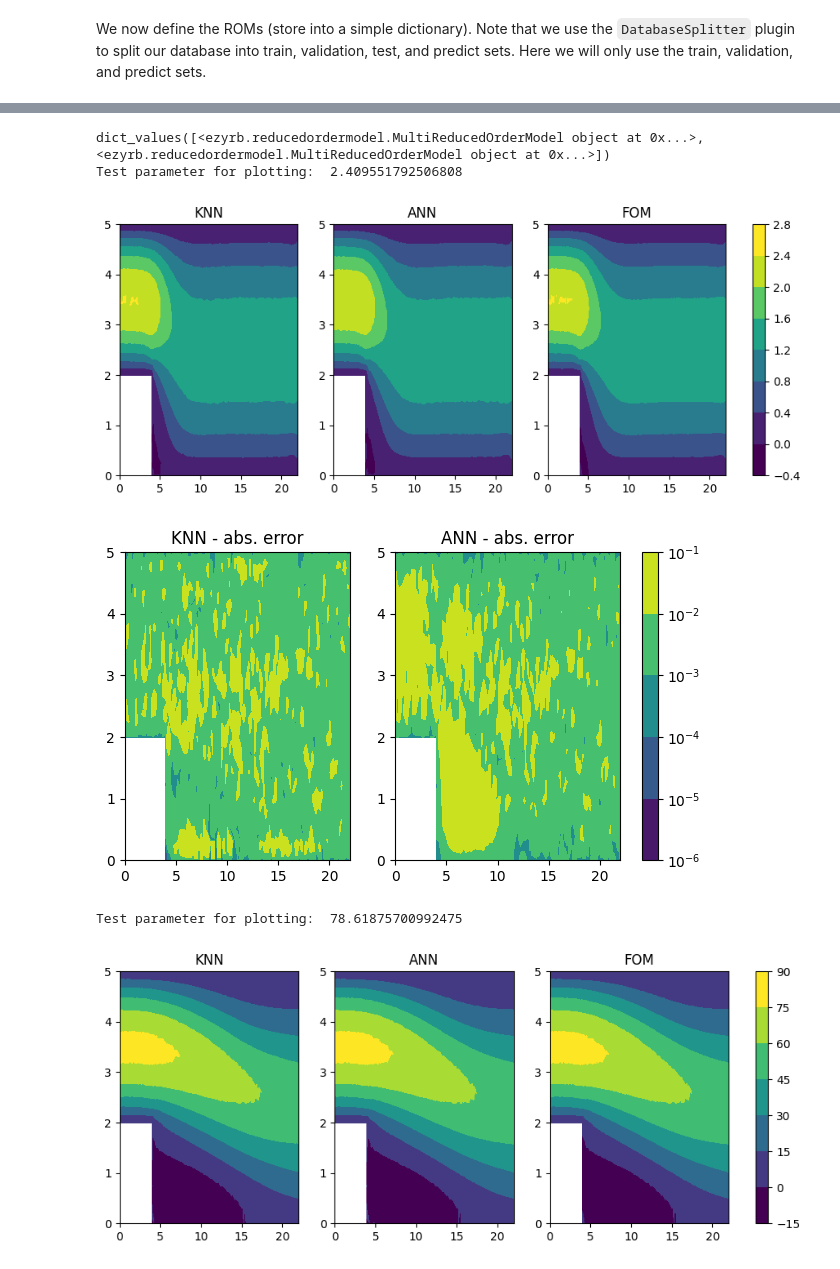
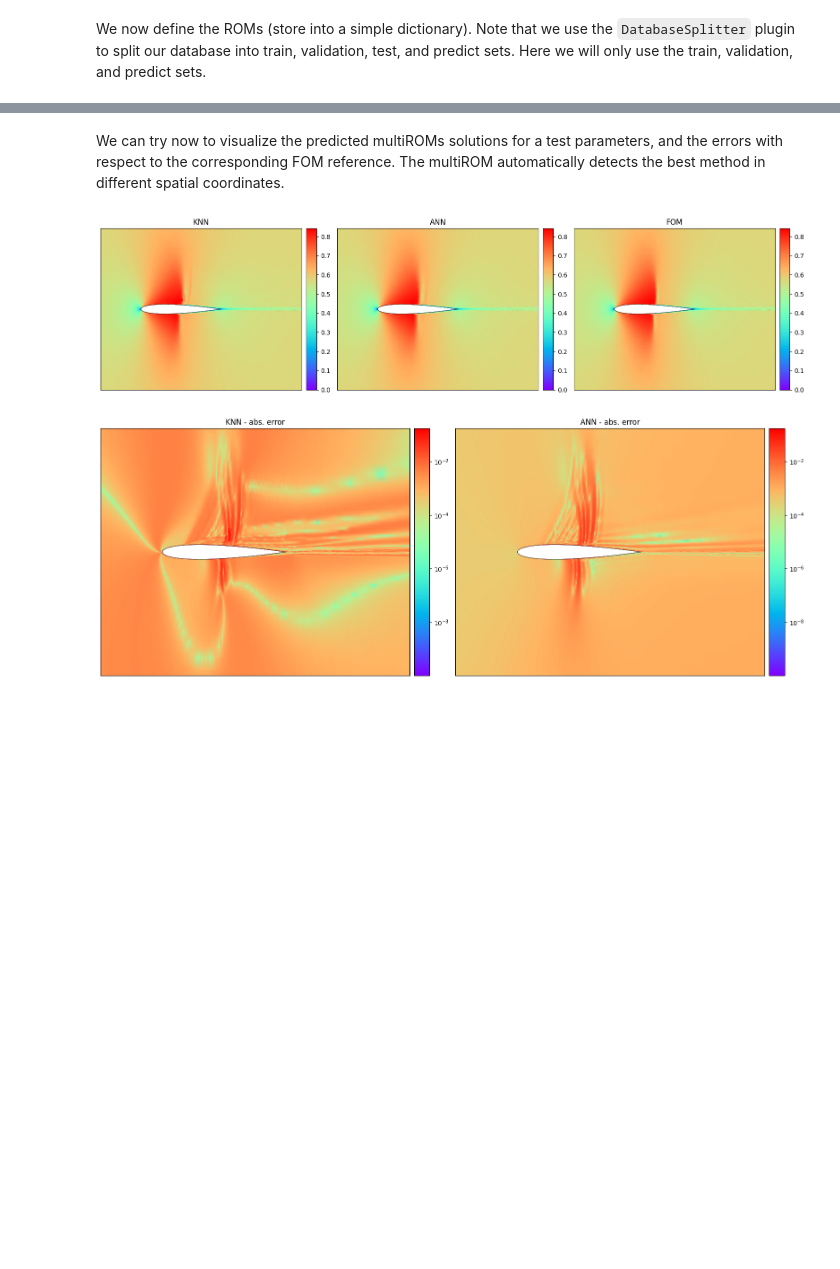
Before and after one commit to mathLab/EZyRB, a Jupyter notebook: tutorials/tutorial-4.ipynb, the cells around one changed output, grey strips where cells are left out. Drawn from its saved outputs; the diff is of its cells as text; code cells hidden in the pictures; blank space fills up the shorter version.

```diff
--- a/tutorials/tutorial-4.ipynb
+++ b/tutorials/tutorial-4.ipynb
@@ -243,15 +302,18 @@ Then, we can create the database and initialize the reduction and approximation
 # %%
 # Create the database
-db_all = Database(data.params, data.snapshots[field], coords)
+db_all = Database(params, snaps, coords)
 
 # Define some reduction and approximation methods to test
-rank = 2
+rank = 3
+pod_for_podae = POD('svd', rank=80)
+ae_for_podae = AE([30, 10, rank], [rank, 10, 30], nn.Softplus(), nn.Softplus(), 50000, lr=1e-3, frequency_print=2000)
 reduction_methods = {
     'POD': POD('svd', rank=rank),
-    'AE': AE([100, 10, rank], [rank, 10, 100], nn.Softplus(), nn.Softplus(), 15000, lr=3e-4, frequency_print=500)
+    'PODAE': PODAE(pod_for_podae, ae_for_podae)
 }
 approximation_methods = {
-    'RBF': RBF()
+    'RBF': RBF(),
+    'GPR': GPR()
 }
 # %% [markdown]
 We now define the ROMs (store into a simple dictionary). Note that we use the `DatabaseSplitter` plugin to split our database into train, validation, test, and predict sets. Here we will only use the train, validation, and predict sets.
@@ -332,8 +391,6 @@ Test parameter for plotting:  78.61875700992475
 # %%
-# Fit and save the different multiROMs with aggregation
-# KNN
 print("Fitting multiROM with KNN aggregation...")
-knn = KNeighborsRegressor(n_neighbors=8)
+knn = KNeighborsRegressor()
 multirom_KNN = MultiROM(roms_dict, plugins=[Aggregation(fit_function=None, predict_function=knn), db_splitter_plugin])
 multirom_KNN.fit()
 # %% [output]
@@ -342,8 +399,8 @@ Optimal sigma value in weights:  [0.01011113]
 <ezyrb.reducedordermodel.MultiReducedOrderModel at 0x...>
 # %%
 print("Fitting multiROM with ANN aggregation...")
-ann = ANN_weights(multirom_noagg, [10, 10, 10],[nn.Softplus(), nn.Softplus(), nn.Softplus(), nn.Softmax(dim=-1)],
-                    stop_training=1000, lr=3e-4, frequency_print=100, l2_regularization=1e-4)
+ann = ANN_weights(multirom_noagg, [64, 64, 64],[nn.Softplus(), nn.Softplus(), nn.Softplus(), nn.Softmax(dim=-1)],
+                    stop_training=1000, lr=1e-3, frequency_print=100, l2_regularization=0)
 multirom_ANN = MultiROM(roms_dict, plugins=[Aggregation(fit_function=ann), db_splitter_plugin])
 multirom_ANN.fit()
 # %% [output]
@@ -393,20 +452,20 @@ ANN       - MultiROM     9.613695e-04
+# %% [markdown]
+We can try now to visualize the predicted multiROMs solutions for a test parameters, and the errors with respect to the corresponding FOM reference. The multiROM automatically detects the best method in different spatial coordinates.
 # %%
-for j, p in enumerate(new_params):
-    print("Test parameter for plotting: ", new_params[j])
-    fields = []
-    roms_pred = []
-    for rom in multiroms.values():
-        roms_pred.append(rom.predict(np.array([p]).reshape(-1, 1)).flatten())
-    roms_pred.append(new_snaps[j].flatten())
-    errs = [np.abs(r - new_snaps[j])+1e-10 for r in roms_pred[:-1]]
-    labels = list(multiroms.keys())
-    labels.append("FOM")
-    plot_fields(roms_pred, data.triang, labels=labels)
-    plot_fields(errs, data.triang, labels=[f"{l} - abs. error" for l in labels], log_cmap=True)
+fields = []
+roms_pred = []
+for rom in multiroms.values():
+    roms_pred.append(rom.predict(np.array([p]).reshape(-1, 1)).flatten())
+roms_pred.append(db_test.snapshots_matrix[j].flatten())
+errs = [np.abs(r - db_test.snapshots_matrix[j])+1e-10 for r in roms_pred[:-1]]
+labels = list(multiroms.keys())
+labels.append("FOM")
+# visualize fields
+plot_multiple_internal(data, roms_pred, labels,
+            figsize=None, logscale=False, lim_x=(-0.5, 2), lim_y=(-1, 1))
+# visualize errors in log scale
+plot_multiple_internal(data, errs, [f"{l} - abs. error" for l in labels],
+            figsize=None, logscale=True, lim_x=(-0.5, 2), lim_y=(-1, 1))
 # %% [output]
-dict_values([<ezyrb.reducedordermodel.MultiReducedOrderModel object at 0x...>, <ezyrb.reducedordermodel.MultiReducedOrderModel object at 0x...>])
-Test parameter for plotting:  2.409551792506808
-[figure, old version]
+[figure, new version]
-[figure, old version]
+[figure, new version]
-Test parameter for plotting:  78.61875700992475
-[figure, removed]
```
Also changed, not shown: parts of 28 cells of this notebook, 1 other file.
